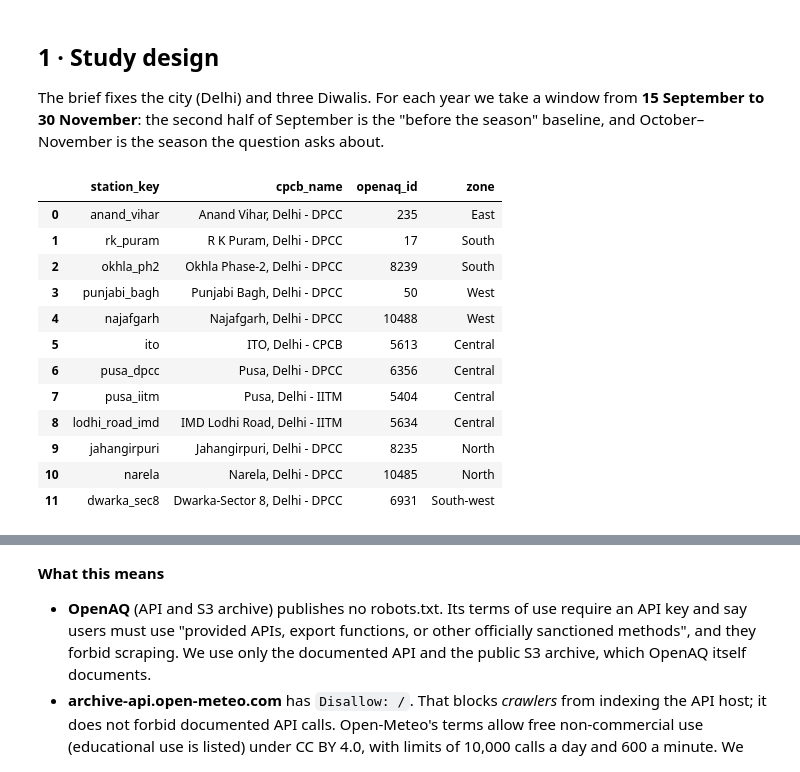
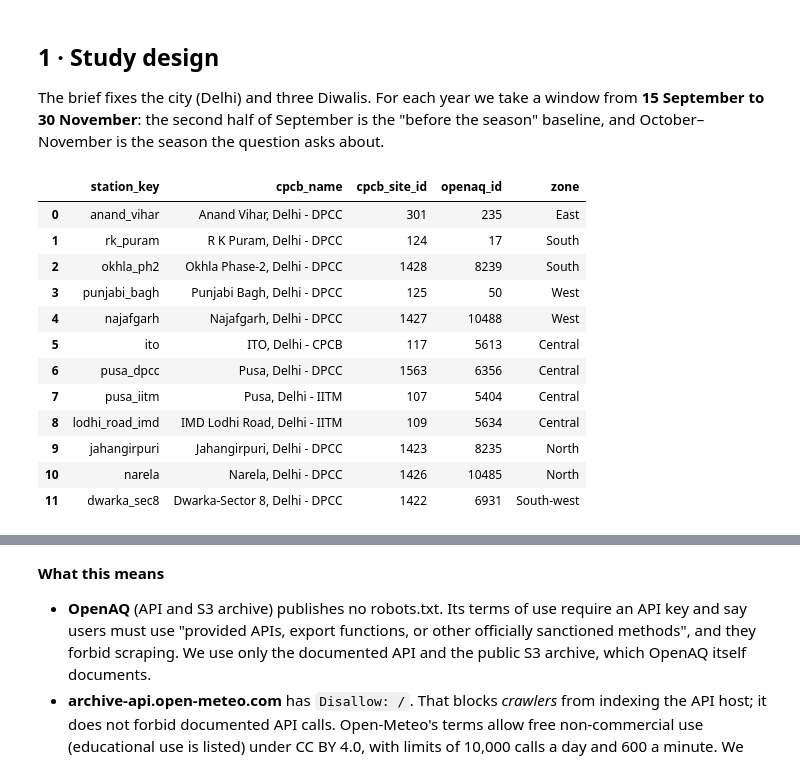
Before and after one commit to Riyan-Aggarwal/Delhi_pollution_level, a Jupyter notebook: notebooks/01_collection.ipynb, the cells around one changed output, grey strips where cells are left out. Cells and saved outputs as stored; diff of their text form; code cells hidden in the pictures.

```diff
--- a/notebooks/01_collection.ipynb
+++ b/notebooks/01_collection.ipynb
@@ -61,37 +61,38 @@ The brief fixes the city (Delhi) and three Diwalis. For each year we take a wind
 # %%
 DIWALI = {2023: date(2023, 11, 12), 2024: date(2024, 10, 31), 2025: date(2025, 10, 20)}
 WINDOW = {y: (date(y, 9, 15), date(y, 11, 30)) for y in DIWALI}
 
-# The 12 Delhi stations we use. CPCB name = exactly as written in the CPCB repository dropdown.
+# The 12 Delhi stations we use. CPCB name = exactly as written in the CPCB repository dropdown;
+# CPCB site id = the number in the repository's download link (site_<id>_1Hr.csv).
 # OpenAQ id = the location we believe is the same station in OpenAQ (matching is checked in notebook 02).
 STATIONS = pd.DataFrame([
-    ("anand_vihar",    "Anand Vihar, Delhi - DPCC",         235,   "East"),
-    ("rk_puram",       "R K Puram, Delhi - DPCC",           17,    "South"),
-    ("okhla_ph2",      "Okhla Phase-2, Delhi - DPCC",       8239,  "South"),
-    ("punjabi_bagh",   "Punjabi Bagh, Delhi - DPCC",        50,    "West"),
-    ("najafgarh",      "Najafgarh, Delhi - DPCC",           10488, "West"),
-    ("ito",            "ITO, Delhi - CPCB",                 5613,  "Central"),
-    ("pusa_dpcc",      "Pusa, Delhi - DPCC",                6356,  "Central"),
-    ("pusa_iitm",      "Pusa, Delhi - IITM",                5404,  "Central"),
-    ("lodhi_road_imd", "IMD Lodhi Road, Delhi - IITM",      5634,  "Central"),
-    ("jahangirpuri",   "Jahangirpuri, Delhi - DPCC",        8235,  "North"),
-    ("narela",         "Narela, Delhi - DPCC",              10485, "North"),
-    ("dwarka_sec8",    "Dwarka-Sector 8, Delhi - DPCC",     6931,  "South-west"),
-], columns=["station_key", "cpcb_name", "openaq_id", "zone"])
+    ("anand_vihar",    "Anand Vihar, Delhi - DPCC",         301,  235,   "East"),
+    ("rk_puram",       "R K Puram, Delhi - DPCC",           124,  17,    "South"),
+    ("okhla_ph2",      "Okhla Phase-2, Delhi - DPCC",       1428, 8239,  "South"),
+    ("punjabi_bagh",   "Punjabi Bagh, Delhi - DPCC",        125,  50,    "West"),
+    ("najafgarh",      "Najafgarh, Delhi - DPCC",           1427, 10488, "West"),
+    ("ito",            "ITO, Delhi - CPCB",                 117,  5613,  "Central"),
+    ("pusa_dpcc",      "Pusa, Delhi - DPCC",                1563, 6356,  "Central"),
+    ("pusa_iitm",      "Pusa, Delhi - IITM",                107,  5404,  "Central"),
+    ("lodhi_road_imd", "IMD Lodhi Road, Delhi - IITM",      109,  5634,  "Central"),
+    ("jahangirpuri",   "Jahangirpuri, Delhi - DPCC",        1423, 8235,  "North"),
+    ("narela",         "Narela, Delhi - DPCC",              1426, 10485, "North"),
+    ("dwarka_sec8",    "Dwarka-Sector 8, Delhi - DPCC",     1422, 6931,  "South-west"),
+], columns=["station_key", "cpcb_name", "cpcb_site_id", "openaq_id", "zone"])
 # One extra OpenAQ location that is a candidate duplicate of Lodhi Road (checked in notebook 02)
 EXTRA_OPENAQ_IDS = [11607]
 STATIONS
 # %% [output]
-|  | station_key | cpcb_name | openaq_id | zone |
-| 0 | anand_vihar | Anand Vihar, Delhi - DPCC | 235 | East |
-| 1 | rk_puram | R K Puram, Delhi - DPCC | 17 | South |
-| 2 | okhla_ph2 | Okhla Phase-2, Delhi - DPCC | 8239 | South |
-| 3 | punjabi_bagh | Punjabi Bagh, Delhi - DPCC | 50 | West |
-| 4 | najafgarh | Najafgarh, Delhi - DPCC | 10488 | West |
-| 5 | ito | ITO, Delhi - CPCB | 5613 | Central |
-| 6 | pusa_dpcc | Pusa, Delhi - DPCC | 6356 | Central |
-| 7 | pusa_iitm | Pusa, Delhi - IITM | 5404 | Central |
-| 8 | lodhi_road_imd | IMD Lodhi Road, Delhi - IITM | 5634 | Central |
-| 9 | jahangirpuri | Jahangirpuri, Delhi - DPCC | 8235 | North |
-| 10 | narela | Narela, Delhi - DPCC | 10485 | North |
-| 11 | dwarka_sec8 | Dwarka-Sector 8, Delhi - DPCC | 6931 | South-west |
+|  | station_key | cpcb_name | cpcb_site_id | openaq_id | zone |
+| 0 | anand_vihar | Anand Vihar, Delhi - DPCC | 301 | 235 | East |
+| 1 | rk_puram | R K Puram, Delhi - DPCC | 124 | 17 | South |
+| 2 | okhla_ph2 | Okhla Phase-2, Delhi - DPCC | 1428 | 8239 | South |
+| 3 | punjabi_bagh | Punjabi Bagh, Delhi - DPCC | 125 | 50 | West |
+| 4 | najafgarh | Najafgarh, Delhi - DPCC | 1427 | 10488 | West |
+| 5 | ito | ITO, Delhi - CPCB | 117 | 5613 | Central |
+| 6 | pusa_dpcc | Pusa, Delhi - DPCC | 1563 | 6356 | Central |
+| 7 | pusa_iitm | Pusa, Delhi - IITM | 107 | 5404 | Central |
+| 8 | lodhi_road_imd | IMD Lodhi Road, Delhi - IITM | 109 | 5634 | Central |
+| 9 | jahangirpuri | Jahangirpuri, Delhi - DPCC | 1423 | 8235 | North |
+| 10 | narela | Narela, Delhi - DPCC | 1426 | 10485 | North |
+| 11 | dwarka_sec8 | Dwarka-Sector 8, Delhi - DPCC | 1422 | 6931 | South-west |
```
Also changed, not shown: parts of 13 cells of this notebook, 29 other files.
